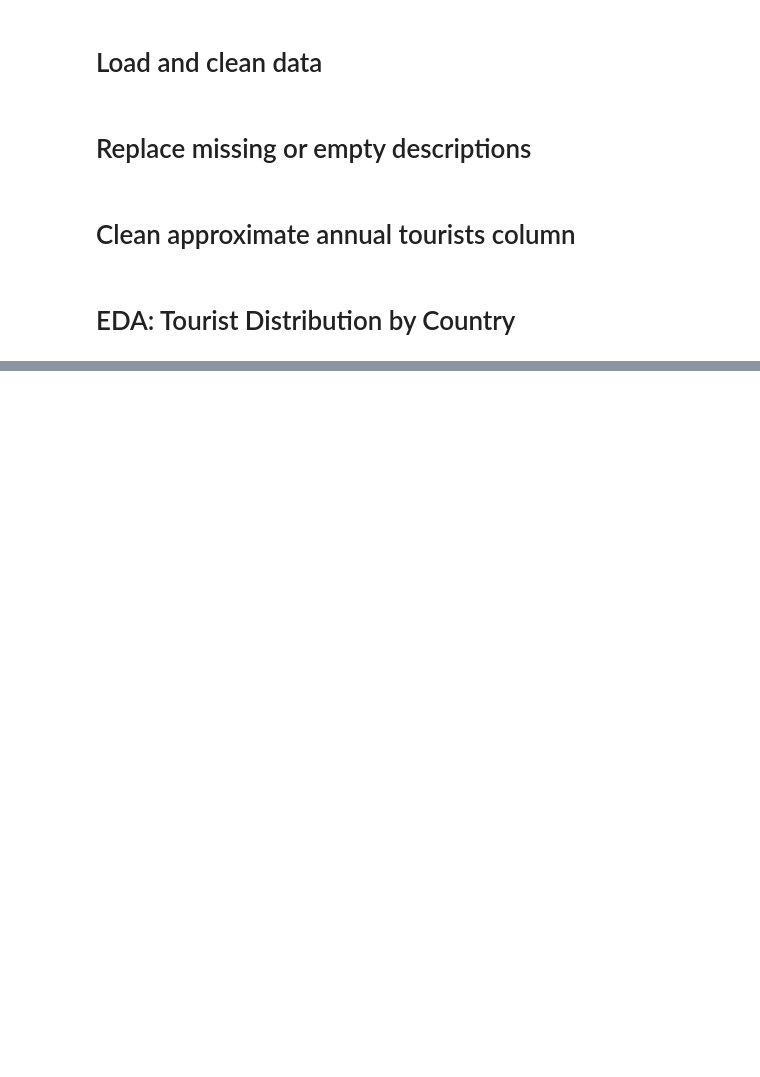
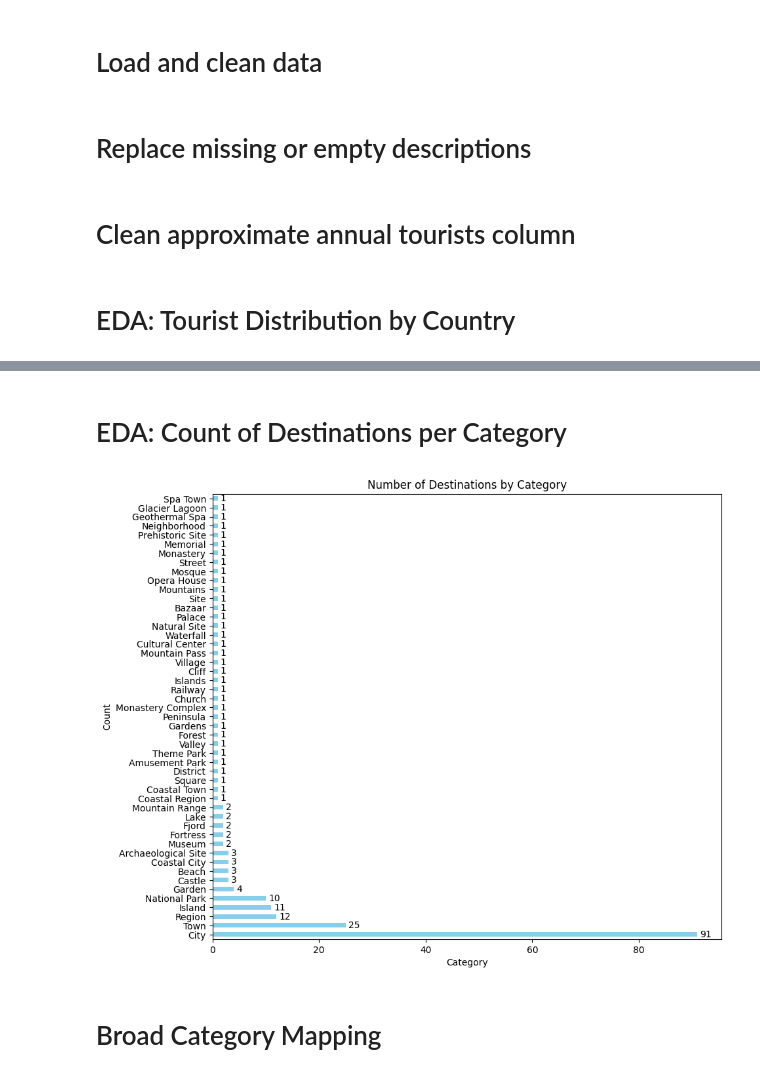
Before and after one commit to j1ahua/Travel_Recommendation_System, a Jupyter notebook: notebook/travel_analysis.ipynb, the cells around one changed output, grey strips where cells are left out. Cells and saved outputs as stored; diff of their text form; code cells hidden in the pictures; blank space fills up the shorter version.

```diff
--- a/notebook/travel_analysis.ipynb
+++ b/notebook/travel_analysis.ipynb
@@ -63,0 +75,19 @@ if "Approximate Annual Tourists" in df.columns:
+# %% [markdown]
+# EDA: Count of Destinations per Category
+# %%
+category_counts = df["Category"].value_counts().sort_values(ascending = False)
+
+plt.figure(figsize=(10, 8))
+category_counts.plot(kind="barh", color="skyblue")
+plt.title("Number of Destinations by Category")
+plt.xlabel("Category")
+plt.ylabel("Count")
+for index, value in enumerate(category_counts):
+    plt.text(value + .5, index, str(int(value)), va = 'center')
+plt.yticks(ticks=range(len(category_counts)), labels=category_counts.index, fontsize=10)
+plt.tight_layout(pad = 2.0)
+plt.show()
+# %% [output]
+[figure, added]
+# %% [markdown]
+# Broad Category Mapping
```
Also changed, not shown: parts of 2 cells of this notebook.
